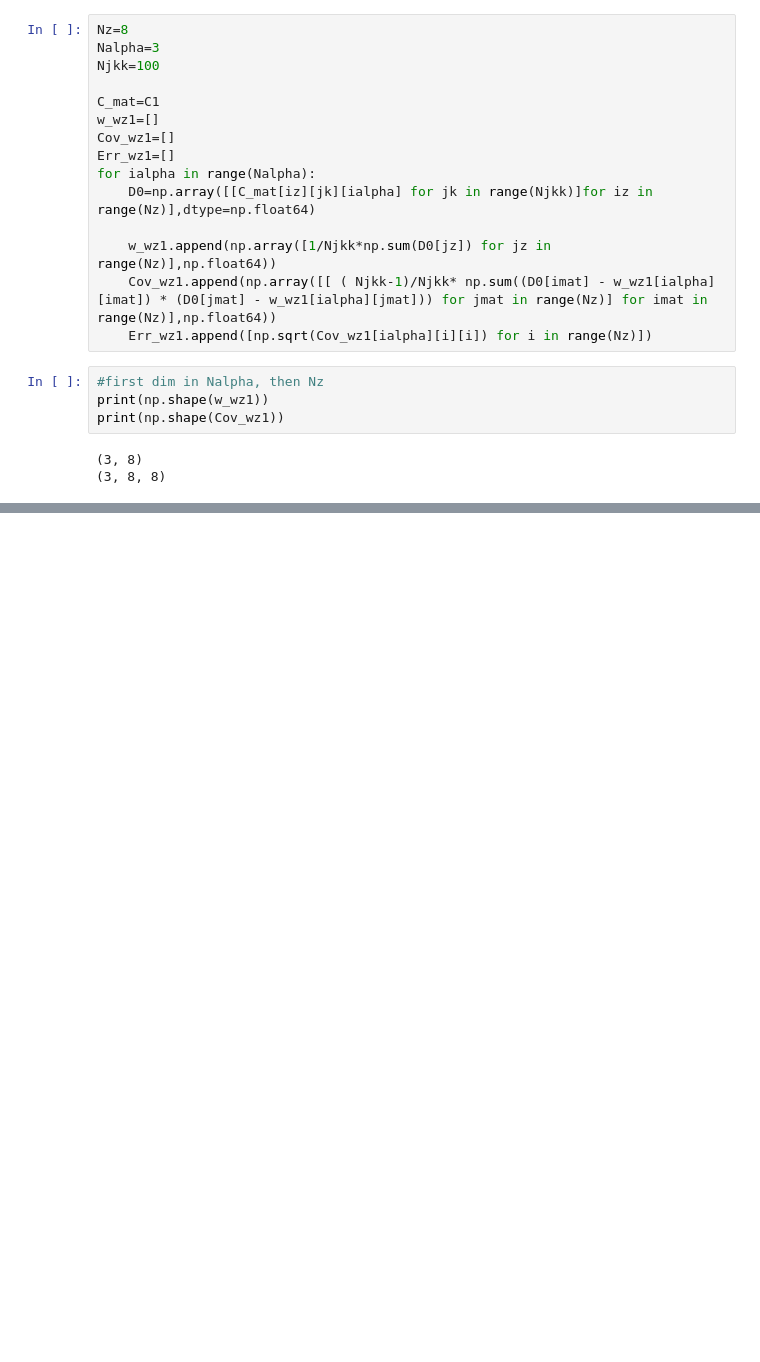
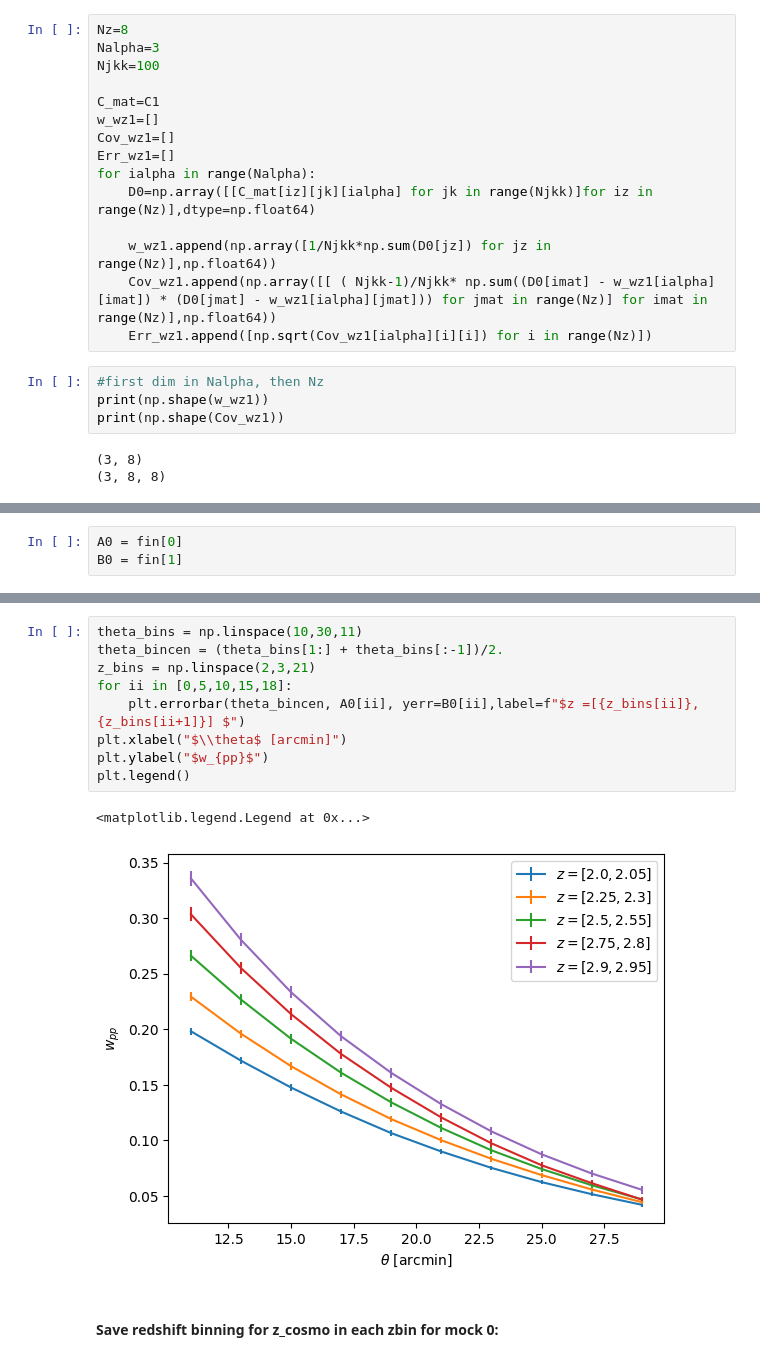
Before and after one commit to hangqianjun/lya_forest_clustering_z, a Jupyter notebook: notebooks/Auto_corr-william.ipynb, the cells around one changed output, grey strips where cells are left out. Saved outputs shown, nothing was run; the diff lists cells and outputs as text; blank space fills up the shorter version.

```diff
--- a/notebooks/Auto_corr-william.ipynb
+++ b/notebooks/Auto_corr-william.ipynb
@@ -317,0 +320,3 @@ print(np.shape(Cov_wz1))
+# %%
+A0 = fin[0]
+B0 = fin[1]
@@ -317,0 +376,14 @@ print(np.shape(Cov_wz1))
+# %%
+theta_bins = np.linspace(10,30,11)
+theta_bincen = (theta_bins[1:] + theta_bins[:-1])/2.
+z_bins = np.linspace(2,3,21)
+for ii in [0,5,10,15,18]:
+    plt.errorbar(theta_bincen, A0[ii], yerr=B0[ii],label=f"$z =[{z_bins[ii]},{z_bins[ii+1]}] $")
+plt.xlabel("$\\theta$ [arcmin]")
+plt.ylabel("$w_{pp}$")
+plt.legend()
+# %% [output]
+<matplotlib.legend.Legend at 0x...>
+[figure, added]
+# %% [markdown]
+#### Save redshift binning for z_cosmo in each zbin for mock 0:
```
Also changed, not shown: parts of 22 cells of this notebook, 41 other files.
